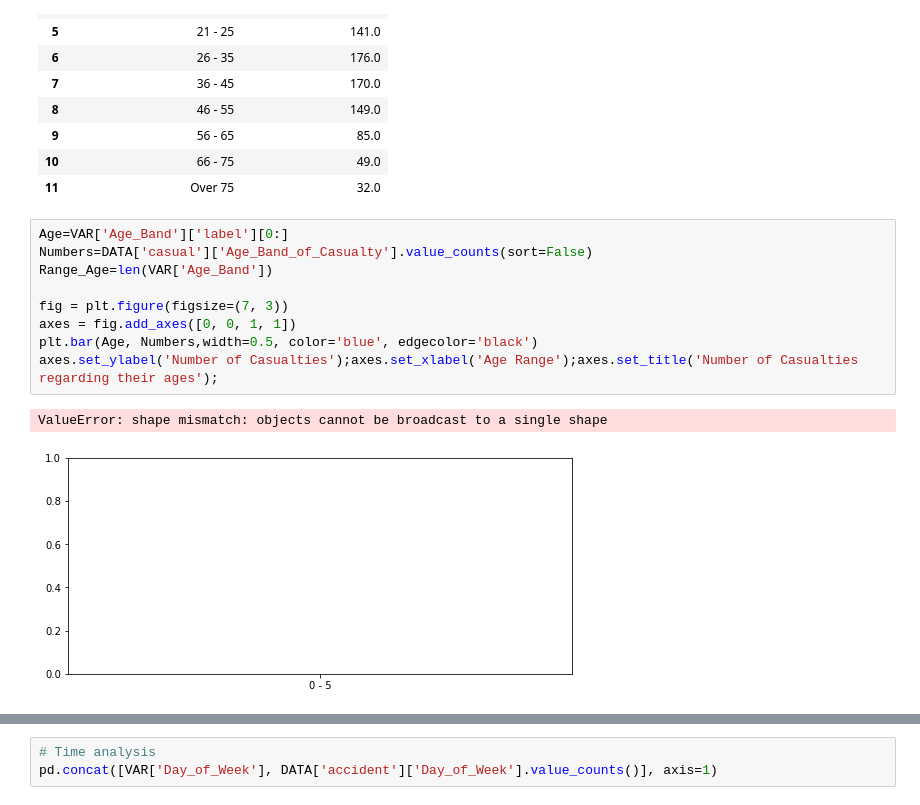
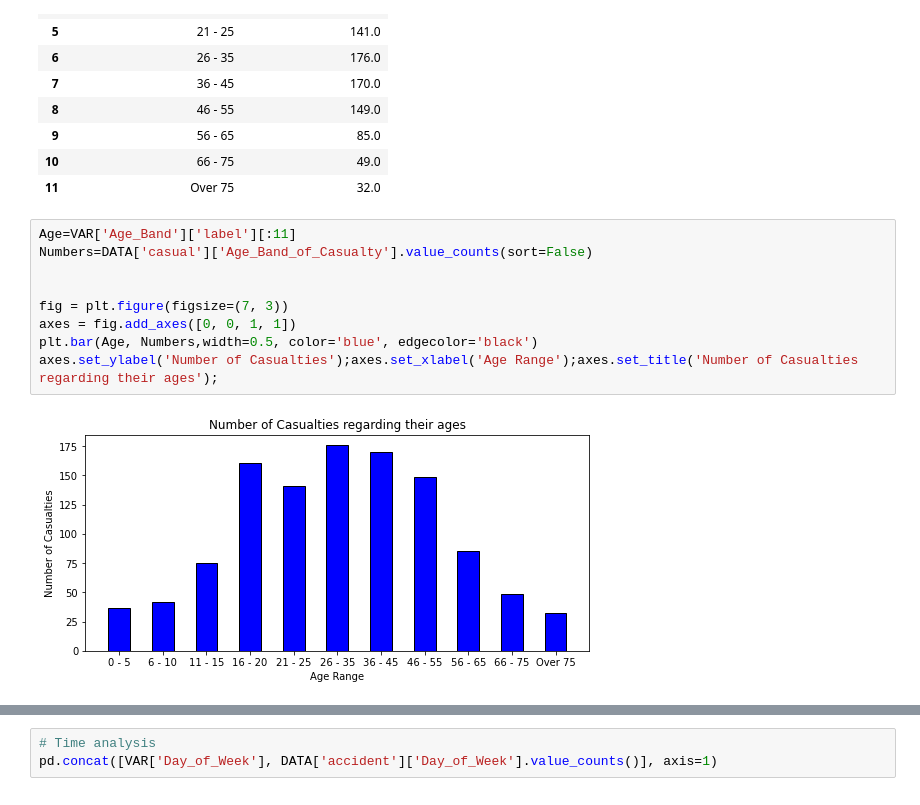
Before and after one commit to mfoman/fyp2021p01lectures, a Jupyter notebook: notebooks/fyp2021p01product.ipynb, the cells around one changed output, grey strips where cells are left out. Drawn from its saved outputs; the diff is of its cells as text.

```diff
--- a/notebooks/fyp2021p01product.ipynb
+++ b/notebooks/fyp2021p01product.ipynb
@@ -163,14 +163,13 @@ pd.concat([VAR['Age_Band'], DATA['casual']['Age_Band_of_Casualty'].value_counts(
 | 10 | 66 - 75 | 49.0 |
 | 11 | Over 75 | 32.0 |
 # %%
-Age=VAR['Age_Band']['label'][0:]
+Age=VAR['Age_Band']['label'][:11]
 Numbers=DATA['casual']['Age_Band_of_Casualty'].value_counts(sort=False)
-Range_Age=len(VAR['Age_Band'])
+
 
 fig = plt.figure(figsize=(7, 3))
 axes = fig.add_axes([0, 0, 1, 1])
 plt.bar(Age, Numbers,width=0.5, color='blue', edgecolor='black')
 axes.set_ylabel('Number of Casualties');axes.set_xlabel('Age Range');axes.set_title('Number of Casualties regarding their ages');
 # %% [output]
-ValueError: shape mismatch: objects cannot be broadcast to a single shape
-[figure, old version]
+[figure, new version]
```
Also changed, not shown: parts of 3 cells of this notebook.
